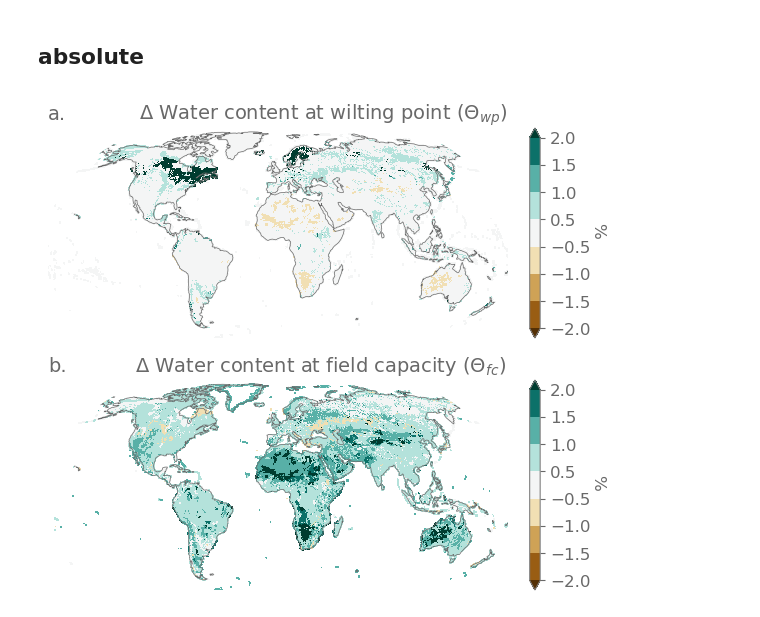
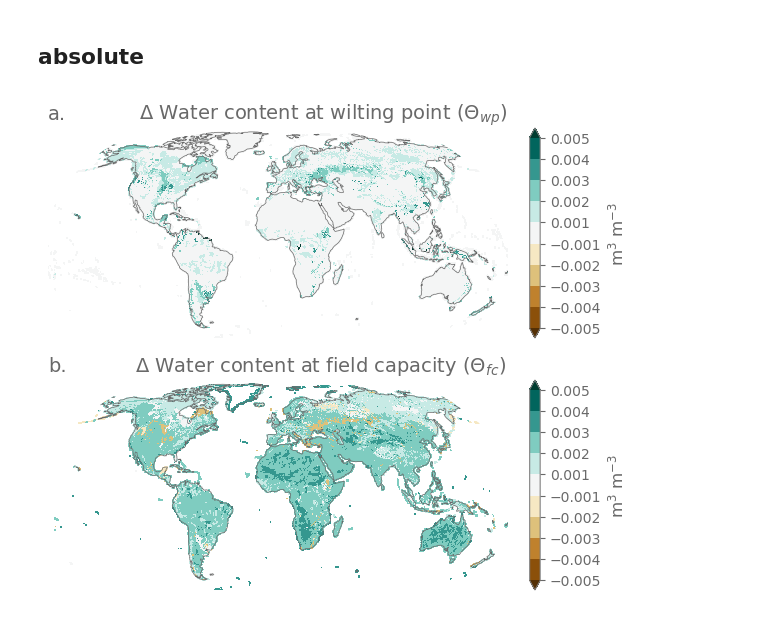
Before and after one commit to Ivanderkelen/Vanderkelen_etal_2025_BG, a Jupyter notebook: notebooks/plot_default_waterholdingcapacity.ipynb, the cells around one changed output. Cells and saved outputs as stored; diff of their text form; code cells hidden in the pictures.

Commit message:
update water holding capacity

```diff
--- a/notebooks/plot_default_waterholdingcapacity.ipynb
+++ b/notebooks/plot_default_waterholdingcapacity.ipynb
@@ -310,6 +119,13 @@ array(0.6657322, dtype=float32)
 # %%
+# delta field capacity
+da_fc_ctl =  ds_ctl['watfc'][:,0:10,:,:].rename({'levgrnd':'levsoi'}).load()
+da_fc_scen =  ds_scen['watfc'][:,0:10,:,:].rename({'levgrnd':'levsoi'}).load()
+
 da_delta_fc = (da_fc_scen - da_fc_ctl)
 da_delta_fc_rel = (da_delta_fc/abs(da_fc_ctl)).weighted(da_delta_fc['levsoi']).mean(dim='levsoi').mean('time')*100
+da_delta_fc_mean = da_delta_fc.weighted(da_delta_fc['levsoi']).mean(dim='levsoi').mean('time')
+
 
 da_delta_wp = (da_wilting_h2osoi - da_wilting_h2osoi_scen)
 da_delta_wp_rel = (da_delta_wp/abs(da_wilting_h2osoi)).weighted(da_wilting_h2osoi_scen['levsoi']).mean(dim='levsoi')*100
+da_delta_wp_mean = da_delta_wp.weighted(da_wilting_h2osoi_scen['levsoi']).mean(dim='levsoi')
@@ -361,45 +132,50 @@ fig.savefig(figdir+'wilting_point_field_capacity.png')
 # %% [markdown]
 ## absolute
 # %%
-vlims=[-10,10]
+import matplotlib as mpl
+
+mpl.rc('ytick',labelsize=10)
+
 
 fig, axes = plt.subplots(2,1, figsize = (7,6) ,subplot_kw={'projection': proj, 'frameon':False})
 axes = axes.flatten()
 
 # delta water content
 ax = axes[0]
 label = labels[0]
-da_toplot = da_delta_wp
+da_toplot = da_delta_wp_mean
 title = '$\Delta$ Water content at wilting point ($\Theta_{wp}$)'
-levels = np.arange(-2,2.5,0.5)
+levels = np.arange(-0.005,0.0051,0.001)
 levels = np.concatenate((levels[:int((len(levels)-1)/2)], levels[int((len(levels)-1)/2)+1:]))
-# levels=levels,
-da_toplot.plot(ax=ax, transform=ccrs.PlateCarree(), cmap='BrBG', extend='both',    cbar_kwargs={'label':' %', 'fraction': 0.02, 'pad': 0.04}, add_labels=False)
+#
+da_toplot.plot(ax=ax, transform=ccrs.PlateCarree(), cmap='BrBG', extend='both',  levels=levels,  cbar_kwargs={'label':'m$^3$ m$^{-3}$', 'fraction': 0.02, 'pad': 0.04}, add_labels=False)
 ax.set_title(title, loc='right')
 ax.set_title(label, loc='left')
 ax.coastlines(color='dimgray', linewidth=0.5)
 ax.set_extent([-180,180,-63,90], crs=ccrs.PlateCarree())
 ax.axis('off')
 
+# saving
+da_delta_wp_mean.where(landmask).to_dataset(name=da_delta_wp_mean.name).to_netcdf(datadir+'delta_wiltingpoint_'+scenario+'-CTL.nc')
 
-# delta saturated water content
+# delta field capacity
 ax = axes[1]
 label = labels[1]
-da_toplot = da_delta_fc
+da_toplot = da_delta_fc_mean
 title = '$\Delta$ Water content at field capacity ($\Theta_{fc}$) '
-levels = np.arange(-3,3.5,0.5)
-levels = np.arange(-2,2.5,0.5)
-levels = np.concatenate((levels[:int((len(levels)-1)/2)], levels[int((len(levels)-1)/2)+1:]))
+
 # levels=levels,
-da_toplot.plot(ax=ax, transform=ccrs.PlateCarree(), cmap='BrBG', extend='both', cbar_kwargs={'label':' %', 'fraction': 0.02, 'pad': 0.04}, add_labels=False)
+da_toplot.plot(ax=ax, transform=ccrs.PlateCarree(), cmap='BrBG', extend='both', levels=levels,  cbar_kwargs={'label':'m$^3$ m$^{-3}$', 'fraction': 0.02, 'pad': 0.04}, add_labels=False)
 ax.set_title(title, loc='right')
 ax.set_title(label, loc='left')
 ax.coastlines(color='dimgray', linewidth=0.5)
 ax.set_extent([-180,180,-63,90], crs=ccrs.PlateCarree())
 ax.axis('off')
 
+# saving
+da_delta_fc_mean.where(landmask).to_dataset(name=da_delta_fc_mean.name).to_netcdf(datadir+'delta_fieldcapacity_'+scenario+'-CTL.nc')
 
 fig.tight_layout()
-fig.savefig(figdir+'wilting_point_field_capacity.png')
+fig.savefig(figdir+'wilting_point_field_capacity.png', bbox_inches='tight')
 # %% [output]
-[figure, old version]
+[figure, new version]
```
Also changed, not shown: parts of 23 cells of this notebook, 5 other files.
